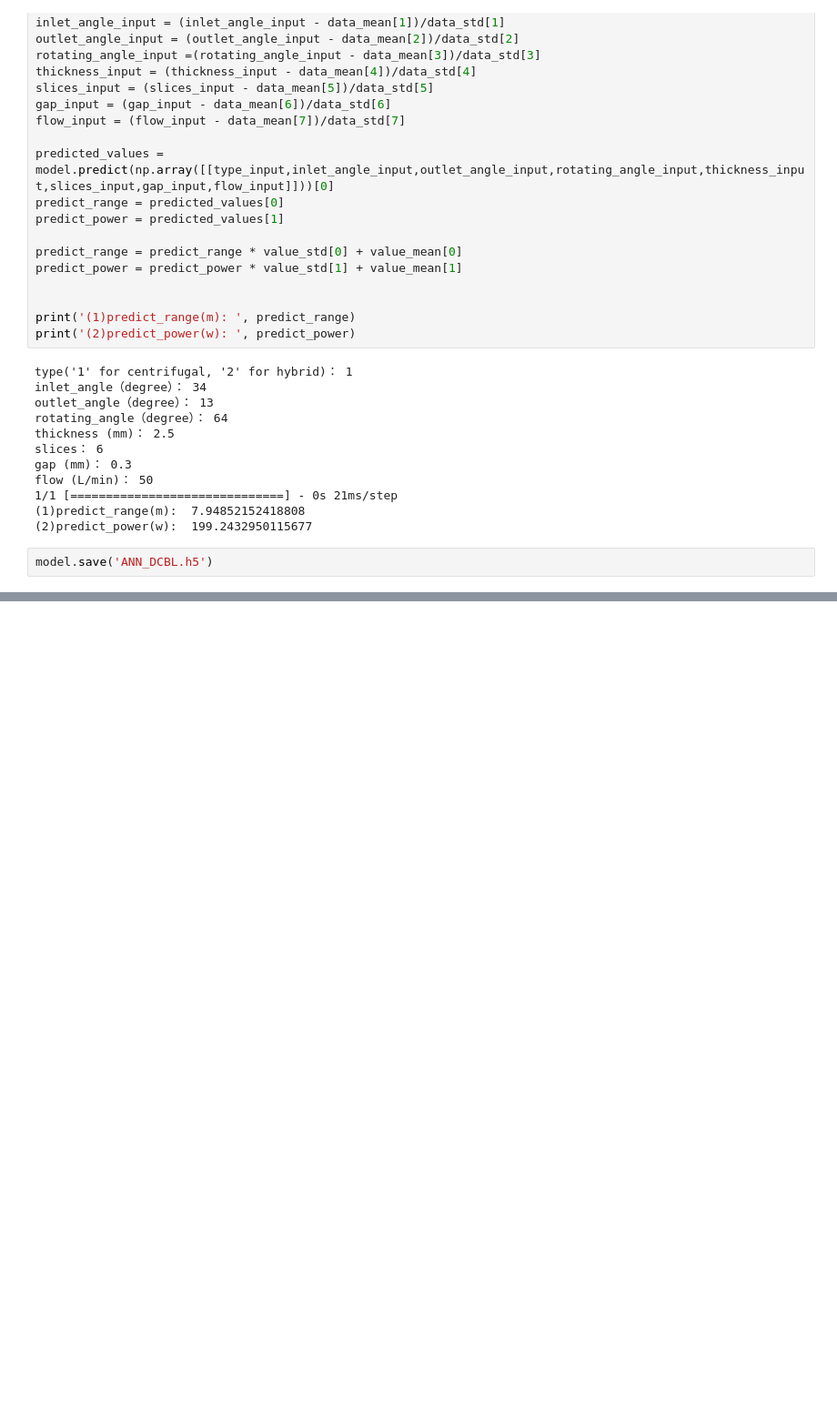
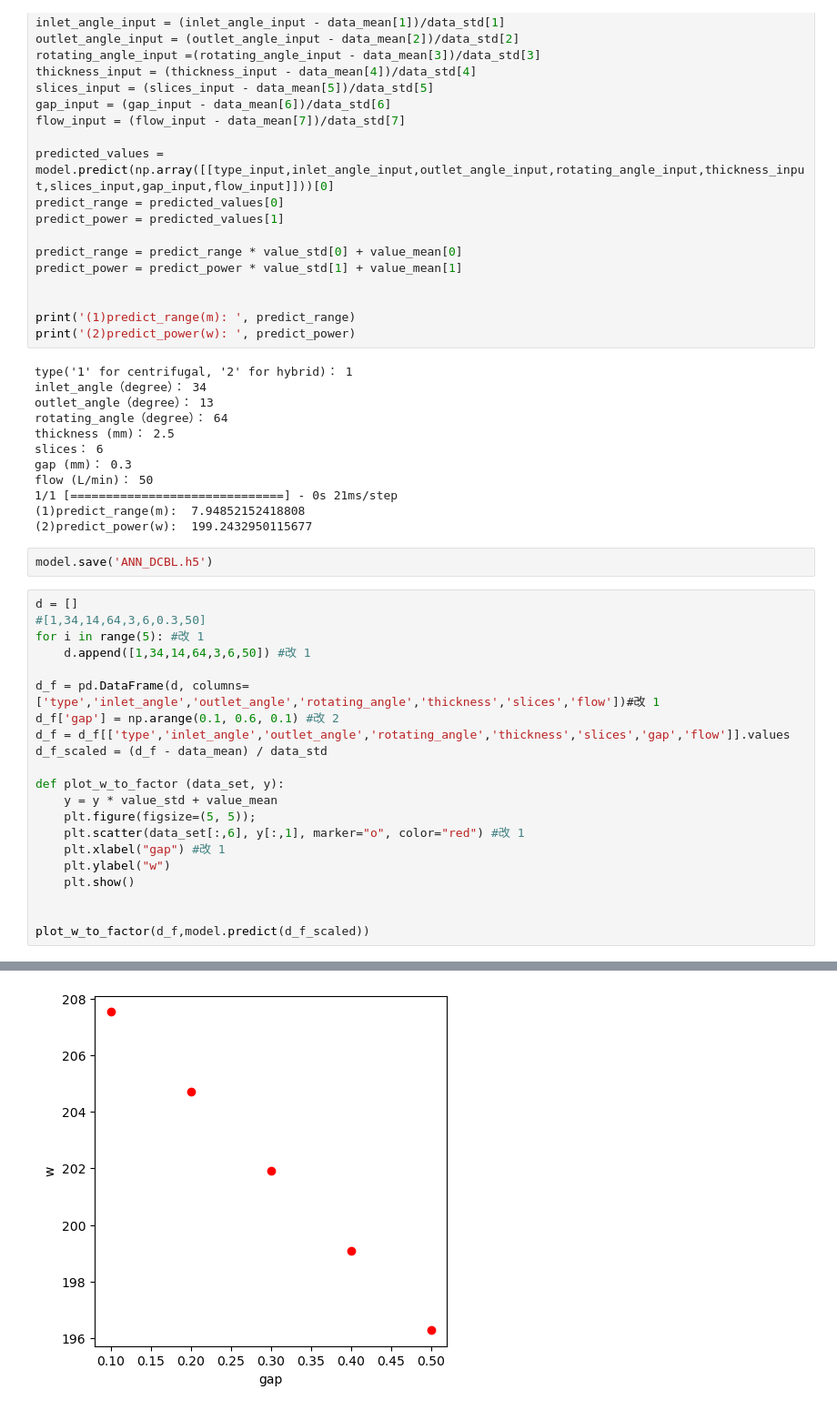
Before and after one commit to Benny9939/final_report, a Jupyter notebook: ANN.ipynb, the cells around one changed output, grey strips where cells are left out. Shown at 91% size. Drawn from its saved outputs; the diff is of its cells as text; blank space fills up the shorter version.

```diff
--- a/ANN.ipynb
+++ b/ANN.ipynb
@@ -213,3 +220,25 @@ flow (L/min)： 50
 (2)predict_power(w):  199.2432950115677
 # %%
 model.save('ANN_DCBL.h5')
+# %%
+d = []
+#[1,34,14,64,3,6,0.3,50]
+for i in range(5): #改 1
+    d.append([1,34,14,64,3,6,50]) #改 1
+
+d_f = pd.DataFrame(d, columns=['type','inlet_angle','outlet_angle','rotating_angle','thickness','slices','flow'])#改 1
+d_f['gap'] = np.arange(0.1, 0.6, 0.1) #改 2
+d_f = d_f[['type','inlet_angle','outlet_angle','rotating_angle','thickness','slices','gap','flow']].values
+d_f_scaled = (d_f - data_mean) / data_std
+
+def plot_w_to_factor (data_set, y):
+    y = y * value_std + value_mean
+    plt.figure(figsize=(5, 5));
+    plt.scatter(data_set[:,6], y[:,1], marker="o", color="red") #改 1
+    plt.xlabel("gap") #改 1
+    plt.ylabel("w")
+    plt.show()
+
+
+plot_w_to_factor(d_f,model.predict(d_f_scaled))
+# %% [output]
@@ -215,0 +246 @@ model.save('ANN_DCBL.h5')
+[figure, added]
```
Also changed, not shown: parts of 2 cells of this notebook, 4 other files.
